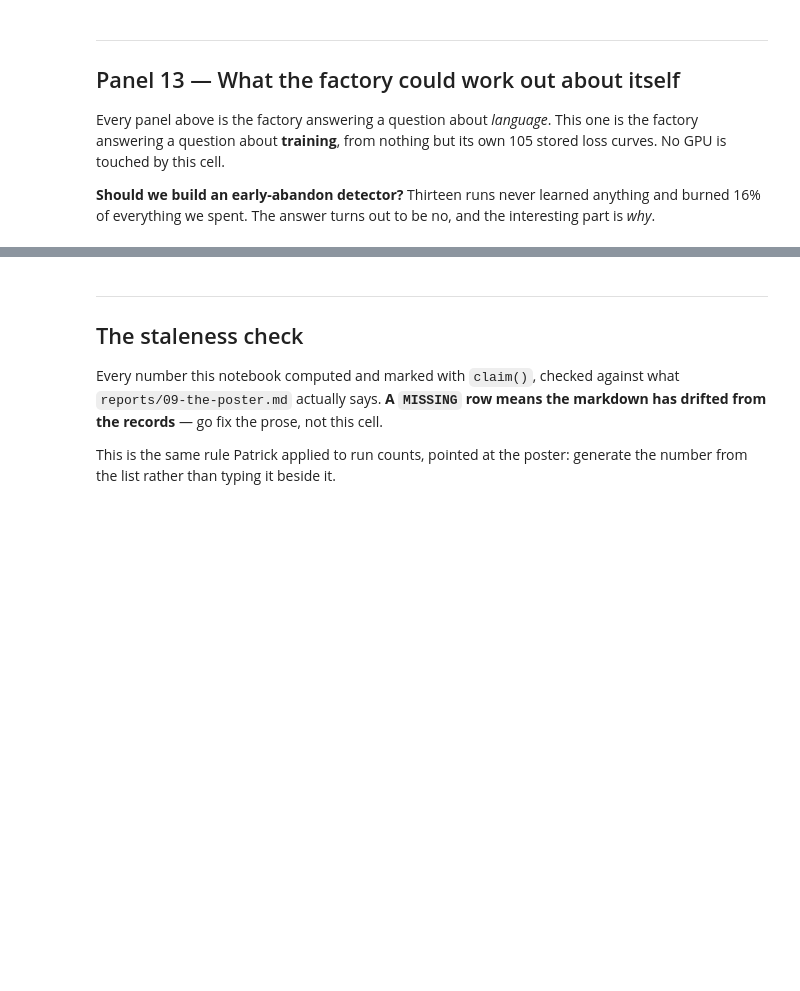
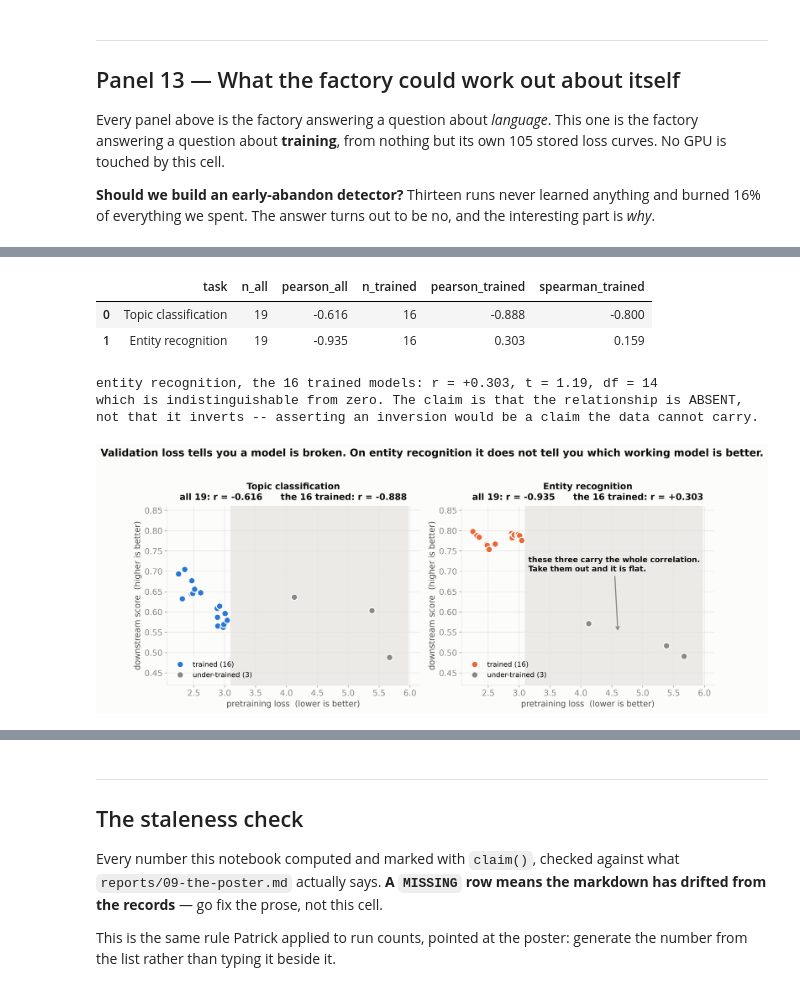
Before and after one commit to TrueRottweiler/WashingtonCsed504, a Jupyter notebook: src/a2-nlp/poster_bottom.ipynb, the cells around one changed output, grey strips where cells are left out. Saved outputs shown, nothing was run; the diff lists cells and outputs as text; code cells hidden in the pictures; blank space fills up the shorter version.

```diff
--- a/src/a2-nlp/poster_bottom.ipynb
+++ b/src/a2-nlp/poster_bottom.ipynb
@@ -716,0 +725,54 @@ say which moves it. That is a real gap and a cheap experiment closes it.
+# %%
+import study_downstream_correlation as corr
+
+rows = json.load(open('runs/downstream_correlation.json', encoding='utf-8'))
+CUT = 3.1        # below this a model trained; above it, it did not
+
+
+def _rank(v):
+    order = sorted(range(len(v)), key=lambda i: v[i])
+    out = [0.0] * len(v)
+    for pos, i in enumerate(order):
+        out[i] = float(pos)
+    return out
+
+
+def pearson_spearman(g):
+    x = [r['val_loss'] for r in g]
+    y = [r['mean'] for r in g]
+    return st.correlation(x, y), st.correlation(_rank(x), _rank(y))
+
+
+summary = []
+for task, label in (('sib200', 'Topic classification'), ('masakhaner', 'Entity recognition')):
+    g = [r for r in rows if r['task'] == task]
+    well = [r for r in g if r['val_loss'] < CUT]
+    pa, sa = pearson_spearman(g)
+    pw, sw = pearson_spearman(well)
+    summary.append({'task': label, 'n_all': len(g), 'pearson_all': round(pa, 3),
+                    'n_trained': len(well), 'pearson_trained': round(pw, 3),
+                    'spearman_trained': round(sw, 3)})
+display(pd.DataFrame(summary))
+
+ner = [r for r in rows if r['task'] == 'masakhaner' and r['val_loss'] < CUT]
+r_ner = pearson_spearman(ner)[0]
+# Is +0.303 distinguishable from zero? It is not, and the panel has to say so rather than
+# calling it a sign flip -- which is what the first draft did.
+n = len(ner)
+t_stat = r_ner * math.sqrt((n - 2) / (1 - r_ner ** 2))
+print(f'entity recognition, the {n} trained models: r = {r_ner:+.3f}, t = {t_stat:.2f}, df = {n-2}')
+print('which is indistinguishable from zero. The claim is that the relationship is ABSENT,')
+print('not that it inverts -- asserting an inversion would be a claim the data cannot carry.')
+claim('SIB correlation, trained only', pearson_spearman(
+    [r for r in rows if r['task'] == 'sib200' and r['val_loss'] < CUT])[0],
+    'r = \u22120.888')
+
+show('11-metric-validity')
+# %% [output]
+|  | task | n_all | pearson_all | n_trained | pearson_trained | spearman_trained |
+| 0 | Topic classification | 19 | -0.616 | 16 | -0.888 | -0.800 |
+| 1 | Entity recognition | 19 | -0.935 | 16 | 0.303 | 0.159 |
+entity recognition, the 16 trained models: r = +0.303, t = 1.19, df = 14
+which is indistinguishable from zero. The claim is that the relationship is ABSENT,
+not that it inverts -- asserting an inversion would be a claim the data cannot carry.
+[figure, added]
```
Also changed, not shown: parts of 16 cells of this notebook.
